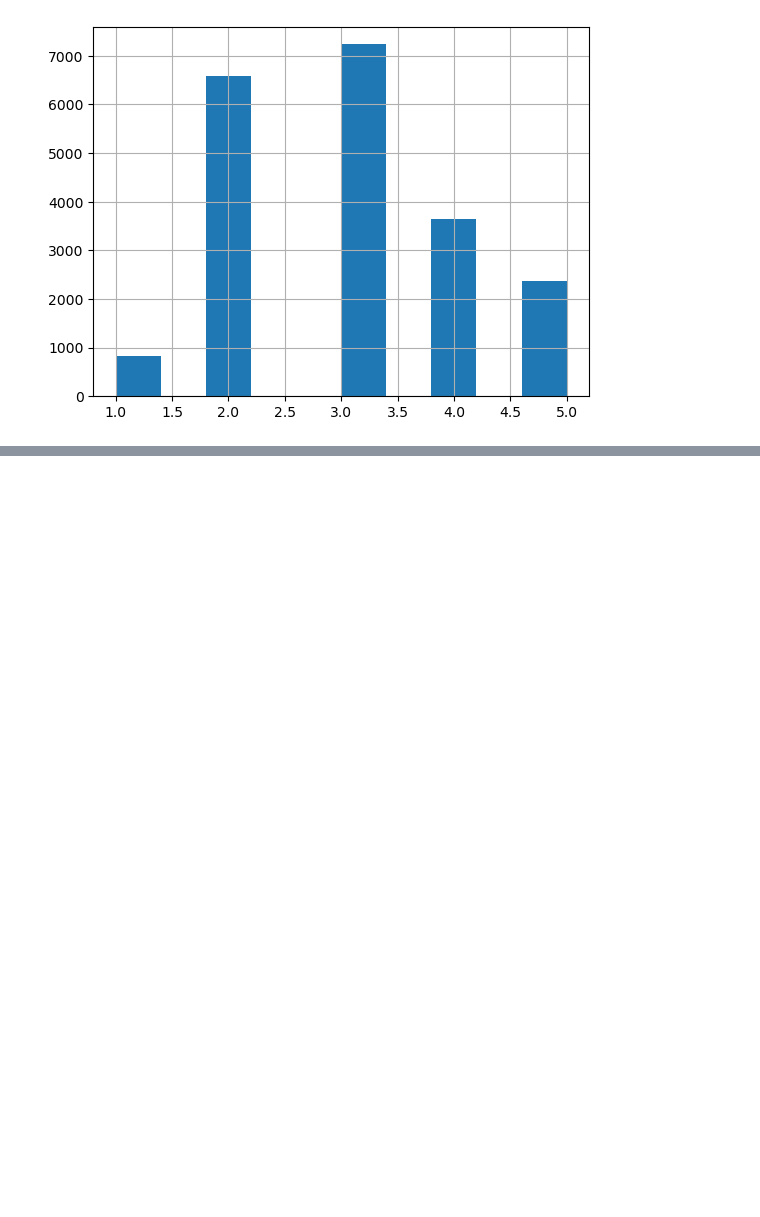
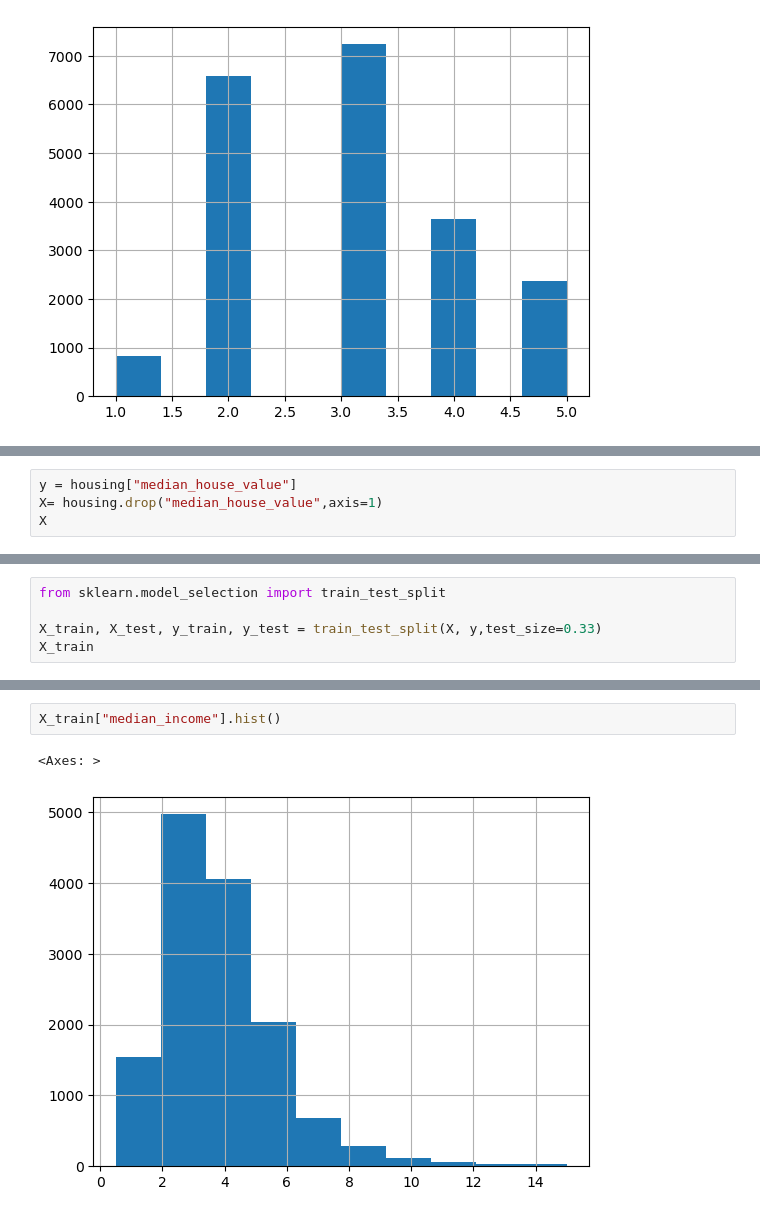
Before and after one commit to SyedHaameem/Housing-Project-I, a Jupyter notebook: housing.ipynb, the cells around one changed output, grey strips where cells are left out. Cells and saved outputs as stored; diff of their text form; blank space fills up the shorter version.

```diff
--- a/housing.ipynb
+++ b/housing.ipynb
@@ -113,0 +108,4 @@ housing["total_bedrooms"].hist()
+# %%
+y = housing["median_house_value"]
+X= housing.drop("median_house_value",axis=1)
+X
@@ -113,0 +128,5 @@ housing["total_bedrooms"].hist()
+# %%
+from sklearn.model_selection import train_test_split
+
+X_train, X_test, y_train, y_test = train_test_split(X, y,test_size=0.33)
+X_train
@@ -113,0 +152,5 @@ housing["total_bedrooms"].hist()
+# %%
+X_train["median_income"].hist()
+# %% [output]
+<Axes: >
+[figure, added]
```
Also changed, not shown: parts of 6 cells of this notebook.
